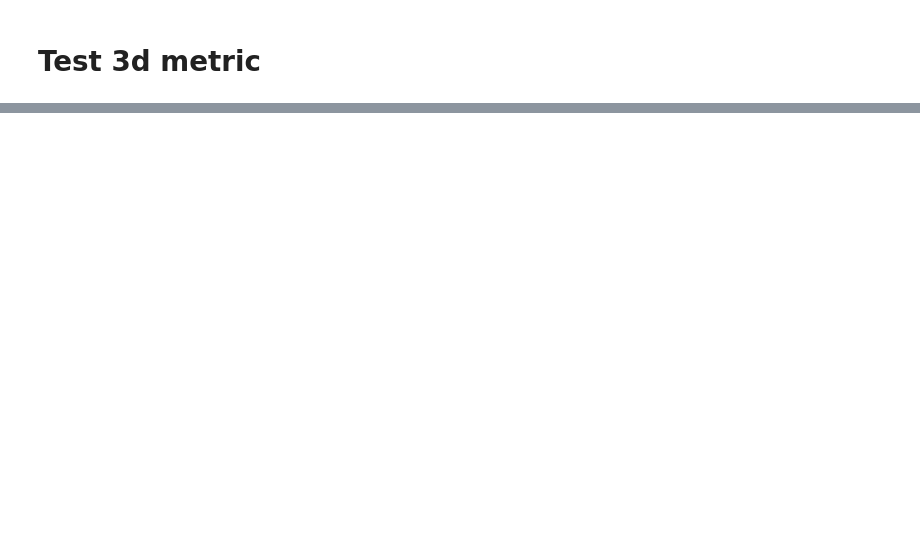
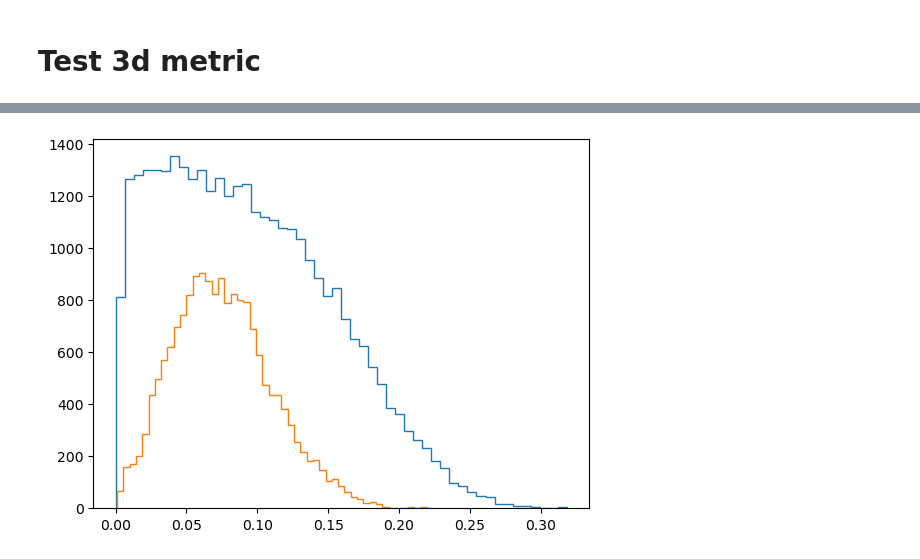
Before and after one commit to BenGPatterson/EccentricBinaries, a Jupyter notebook: notebooks/degen_function.ipynb, the cells around one changed output, grey strips where cells are left out. Saved outputs shown, nothing was run; the diff lists cells and outputs as text; code cells hidden in the pictures; blank space fills up the shorter version.

```diff
--- a/notebooks/degen_function.ipynb
+++ b/notebooks/degen_function.ipynb
@@ -291,0 +394,8 @@ const_mm_point(metric_3d, metric_3d.mismatch*10, 'ecc10sqrd', base_pars)
+# %%
+ecc_samples = interpolate_ecc_SNR_samples(samples_info['metric_prior_samples'], samples_info['ecc_SNR_grid'], peak_info['peak_SNRs'])
+# %%
+_ = plt.hist(samples_info['metric_prior_samples']['ecc10'], bins=50, histtype='step', density=False)
+_ = plt.hist(ecc_samples[0]['ecc10'], bins=50, histtype='step', density=False)
+plt.show()
+# %% [output]
+[figure, added]
```
Also changed, not shown: parts of 30 cells of this notebook.
